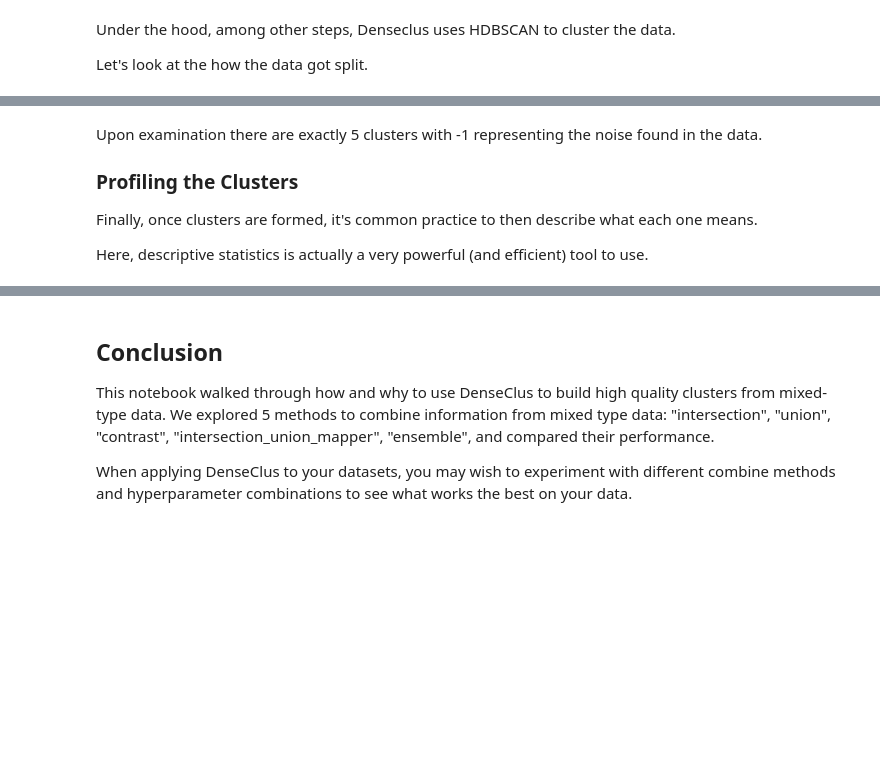
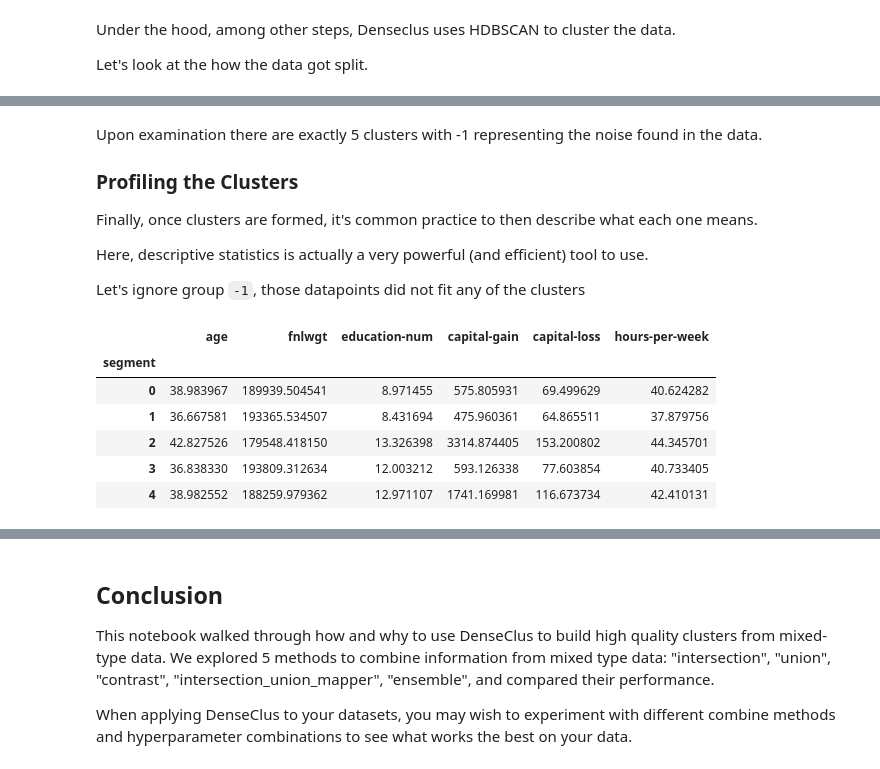
Before and after one commit to awslabs/amazon-denseclus, a Jupyter notebook: notebooks/DenseClusImplentation.ipynb, the cells around one changed output, grey strips where cells are left out. Saved outputs shown, nothing was run; the diff lists cells and outputs as text; code cells hidden in the pictures; blank space fills up the shorter version.

```diff
--- a/notebooks/DenseClusImplentation.ipynb
+++ b/notebooks/DenseClusImplentation.ipynb
@@ -337,3 +365,5 @@ Upon examination there are exactly 5 clusters with -1 representing the noise fou
 Finally, once clusters are formed, it's common practice to then describe what each one means.
 
 Here, descriptive statistics is actually a very powerful (and efficient) tool to use.
+
+Let's ignore group `-1`, those datapoints did not fit any of the clusters
@@ -346 +373,12 @@ df[numerics + ["segment"]].groupby(["segment"]).mean()
+# %%
+numerics = clustered_results.select_dtypes(include=[int, float])
+numerics.groupby("segment").mean()
+# %% [output]
+|  | age | fnlwgt | education-num | capital-gain | capital-loss | hours-per-week |
+| segment |  |  |  |  |  |  |
+| 0 | 38.983967 | 189939.504541 | 8.971455 | 575.805931 | 69.499629 | 40.624282 |
+| 1 | 36.667581 | 193365.534507 | 8.431694 | 475.960361 | 64.865511 | 37.879756 |
+| 2 | 42.827526 | 179548.418150 | 13.326398 | 3314.874405 | 153.200802 | 44.345701 |
+| 3 | 36.838330 | 193809.312634 | 12.003212 | 593.126338 | 77.603854 | 40.733405 |
+| 4 | 38.982552 | 188259.979362 | 12.971107 | 1741.169981 | 116.673734 | 42.410131 |
 # %% [markdown]
```
Also changed, not shown: parts of 12 cells of this notebook, 1 other file.
